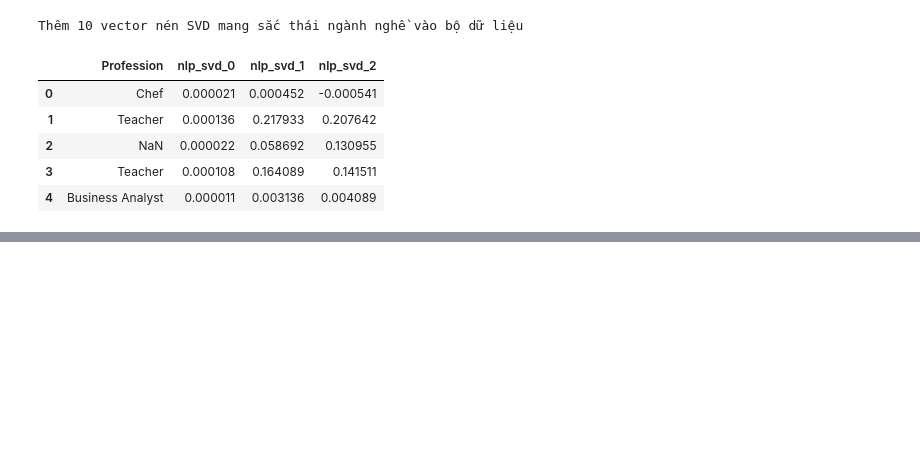
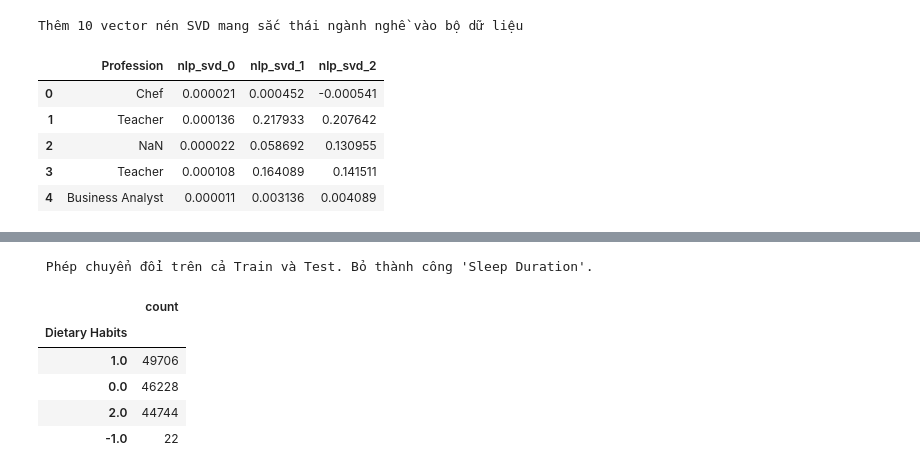
Before and after one commit to s4lt1f0l/Exploring-Mental-Health-Data, a Jupyter notebook: notebooks/02_preprocessing_fe.ipynb, the cells around one changed output, grey strips where cells are left out. Cells and saved outputs as stored; diff of their text form; code cells hidden in the pictures; blank space fills up the shorter version.

```diff
--- a/notebooks/02_preprocessing_fe.ipynb
+++ b/notebooks/02_preprocessing_fe.ipynb
@@ -573,0 +611,35 @@ Thêm 10 vector nén SVD mang sắc thái ngành nghề vào bộ dữ liệu
+# %%
+def apply_ordinal_encoding(X_tree, X_nn):
+    '''
+        Tree (fill -1 và missing)
+        NN giữ nguyên
+        Kéo biến Dietary Habits về trục thang số học tự nhiên
+    '''
+    X_t = X_tree.copy()
+    X_n = X_nn.copy()
+    map_tree = {'unhealthy': 0.0, 'moderate': 1.0, 'healthy': 2.0, 'Missing': -1.0}
+    map_nn   = {'unhealthy': 0.0, 'moderate': 1.0, 'healthy': 2.0}
+
+    # ép kiểu
+    X_t['Dietary Habits'] = X_t['Dietary Habits'].map(map_tree)
+    X_n['Dietary Habits'] = X_n['Dietary Habits'].map(map_nn)
+
+    # xóa cột thời gian nghỉ
+    cols_drop = ['Sleep Duration'] # vì có cột Estimated rồi
+    X_t = X_t.drop(columns=cols_drop, errors='ignore')
+    X_n = X_n.drop(columns=cols_drop, errors='ignore')
+    return X_t, X_n
+
+# ============= CHẠY HÀM ============
+X_train_tree , X_train_nn = apply_ordinal_encoding(X_train_tree , X_train_nn)
+X_test_tree, X_test_nn = apply_ordinal_encoding(X_test_tree, X_test_nn)
+print(" Phép chuyển đổi trên cả Train và Test. Bỏ thành công 'Sleep Duration'.")
+display(X_train_tree['Dietary Habits'].value_counts(dropna=False).to_frame())
+# %% [output]
+ Phép chuyển đổi trên cả Train và Test. Bỏ thành công 'Sleep Duration'.
+|  | count |
+| Dietary Habits |  |
+| 1.0 | 49706 |
+| 0.0 | 46228 |
+| 2.0 | 44744 |
+| -1.0 | 22 |
```
Also changed, not shown: parts of 13 cells of this notebook.
